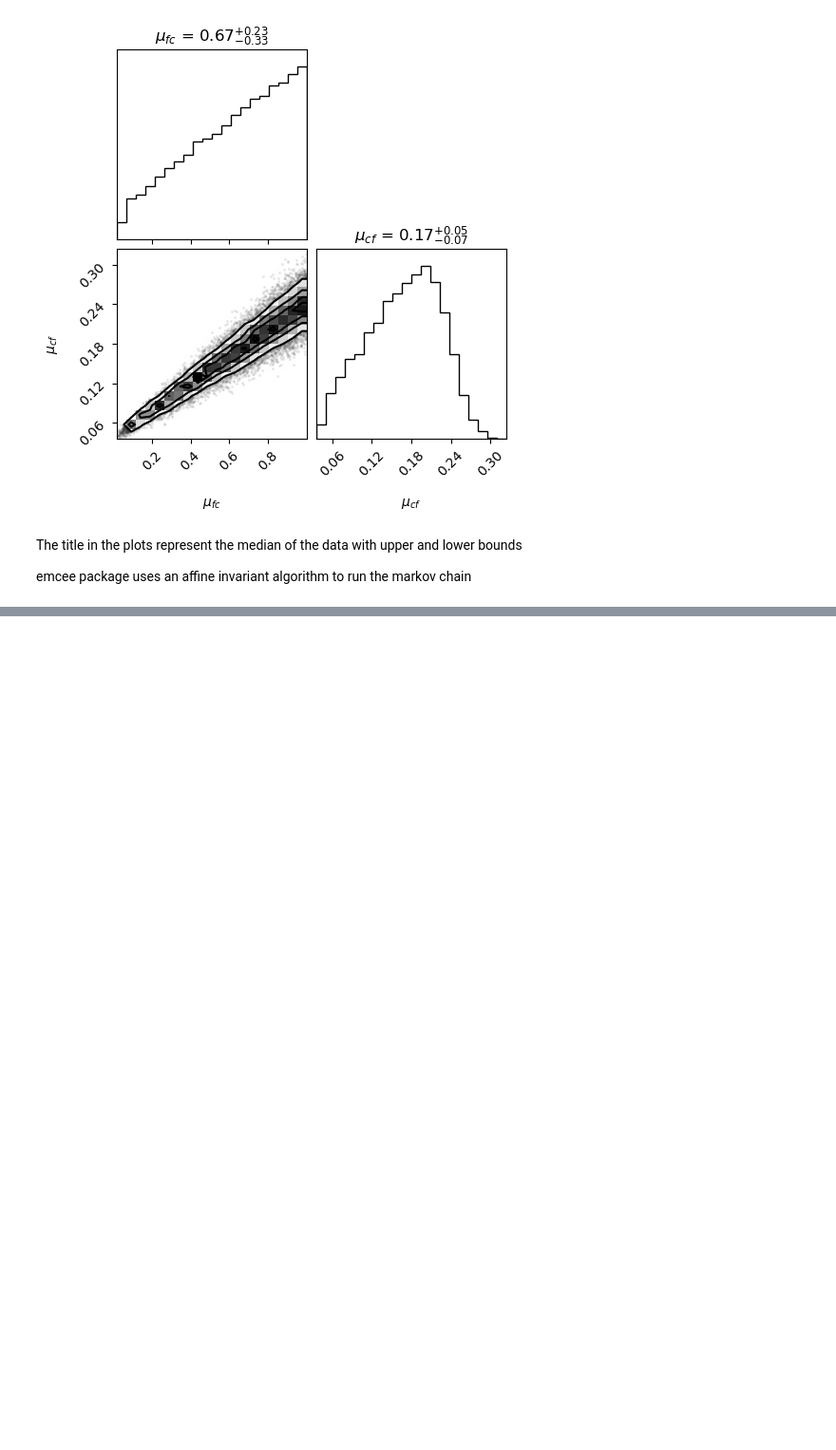
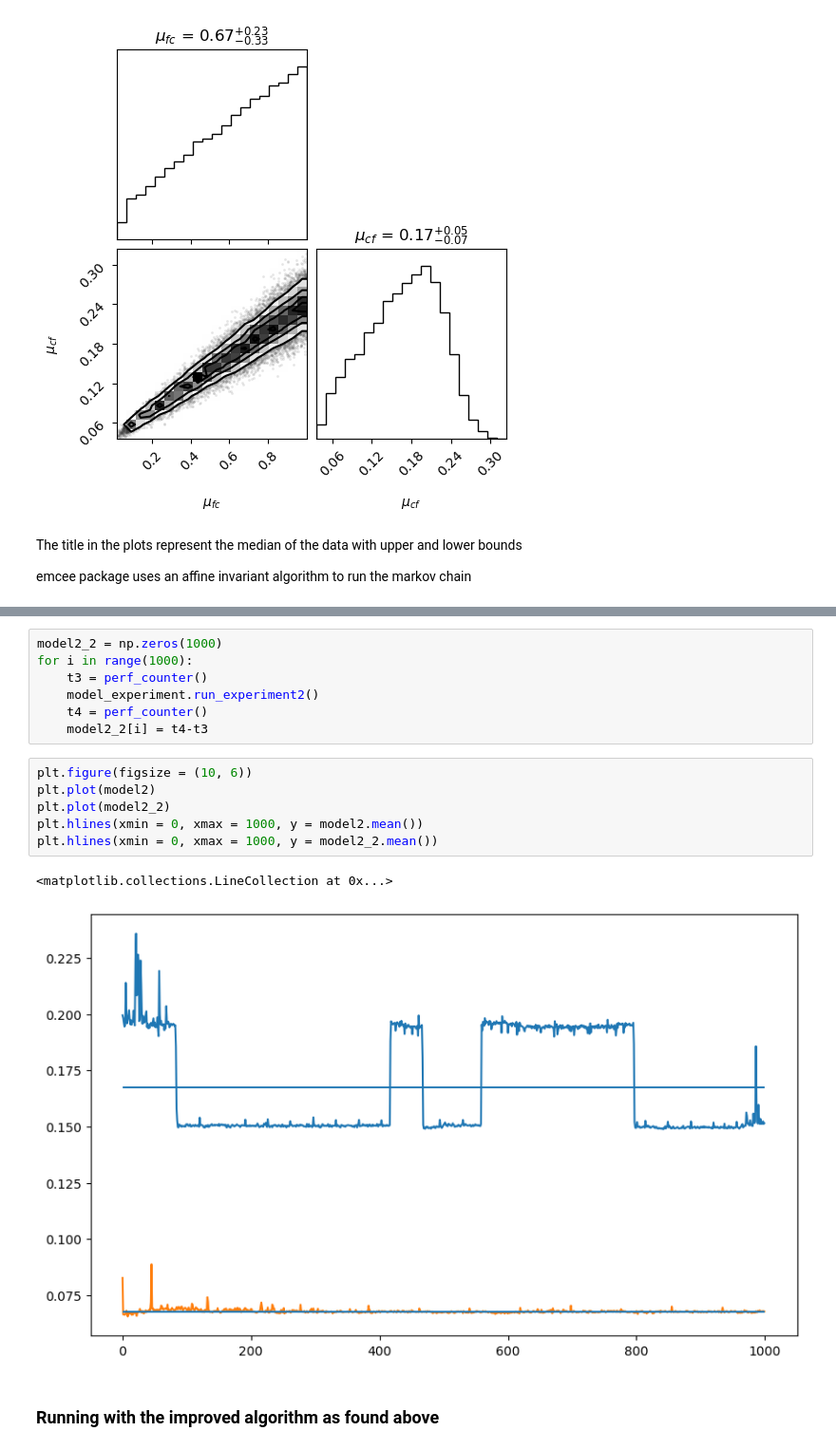
Before and after one commit to mpedraza98/trna, a Jupyter notebook: MCMC_parameters_parallel.ipynb, the cells around one changed output, grey strips where cells are left out. Shown at 95% size. Drawn from its saved outputs; the diff is of its cells as text; blank space fills up the shorter version.

```diff
--- a/MCMC_parameters_parallel.ipynb
+++ b/MCMC_parameters_parallel.ipynb
@@ -266,0 +319,18 @@ emcee package uses an affine invariant algorithm to run the markov chain
+# %%
+model2_2 = np.zeros(1000)
+for i in range(1000):
+    t3 = perf_counter()
+    model_experiment.run_experiment2()
+    t4 = perf_counter()
+    model2_2[i] = t4-t3
+# %%
+plt.figure(figsize = (10, 6))
+plt.plot(model2)
+plt.plot(model2_2)
+plt.hlines(xmin = 0, xmax = 1000, y = model2.mean())
+plt.hlines(xmin = 0, xmax = 1000, y = model2_2.mean())
+# %% [output]
+<matplotlib.collections.LineCollection at 0x...>
+[figure, added]
+# %% [markdown]
+### Running with the improved algorithm as found above
```
Also changed, not shown: parts of 17 cells of this notebook, 3 other files.
